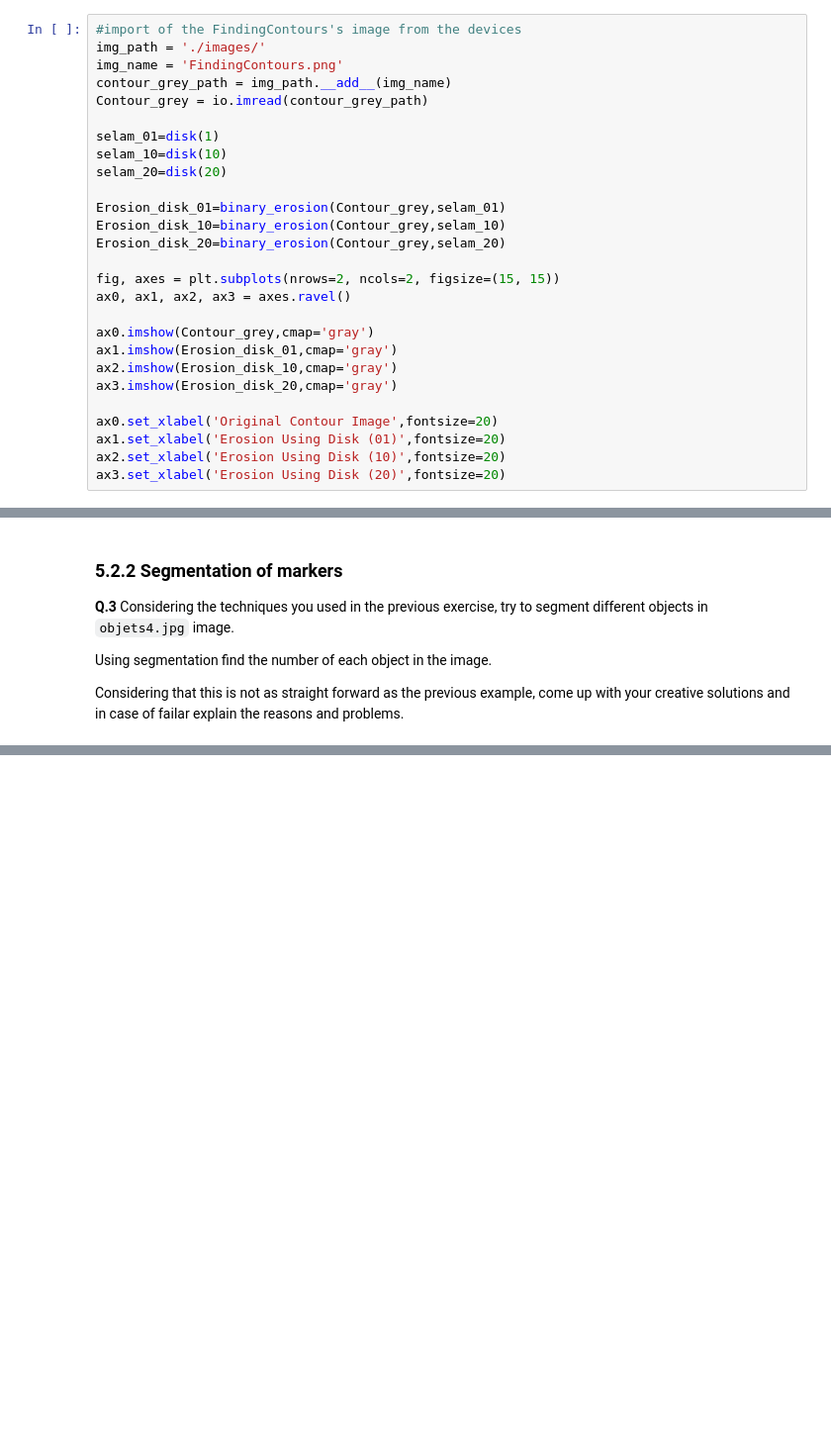
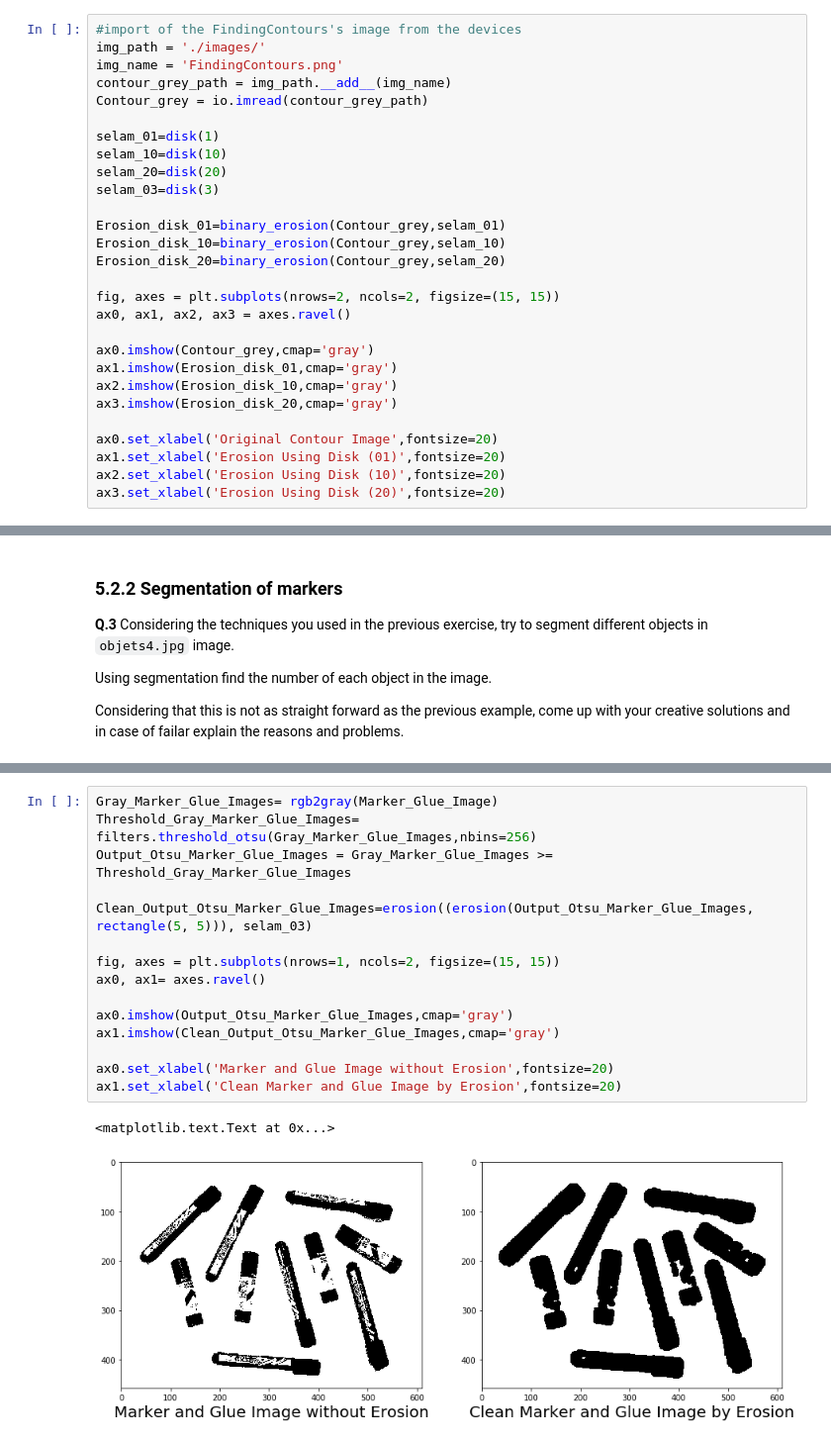
Before and after one commit to kamruleee51/B31XB-IIP-TP-1718, a Jupyter notebook: 5-morpho-segmentation/5-morpho-segmentation.ipynb, the cells around one changed output, grey strips where cells are left out. Shown at 99% size. Drawn from its saved outputs; the diff is of its cells as text; blank space fills up the shorter version.

```diff
--- a/5-morpho-segmentation/5-morpho-segmentation.ipynb
+++ b/5-morpho-segmentation/5-morpho-segmentation.ipynb
@@ -42,6 +43,7 @@ Contour_grey = io.imread(contour_grey_path)
 selam_01=disk(1)
 selam_10=disk(10)
 selam_20=disk(20)
+selam_03=disk(3)
 
 Erosion_disk_01=binary_erosion(Contour_grey,selam_01)
 Erosion_disk_10=binary_erosion(Contour_grey,selam_10)
@@ -256,0 +269,18 @@ dtype('bool')
+# %%
+Gray_Marker_Glue_Images= rgb2gray(Marker_Glue_Image)
+Threshold_Gray_Marker_Glue_Images= filters.threshold_otsu(Gray_Marker_Glue_Images,nbins=256)
+Output_Otsu_Marker_Glue_Images = Gray_Marker_Glue_Images >= Threshold_Gray_Marker_Glue_Images
+
+Clean_Output_Otsu_Marker_Glue_Images=erosion((erosion(Output_Otsu_Marker_Glue_Images, rectangle(5, 5))), selam_03)
+
+fig, axes = plt.subplots(nrows=1, ncols=2, figsize=(15, 15))
+ax0, ax1= axes.ravel()
+
+ax0.imshow(Output_Otsu_Marker_Glue_Images,cmap='gray')
+ax1.imshow(Clean_Output_Otsu_Marker_Glue_Images,cmap='gray')
+
+ax0.set_xlabel('Marker and Glue Image without Erosion',fontsize=20)
+ax1.set_xlabel('Clean Marker and Glue Image by Erosion',fontsize=20)
+# %% [output]
+<matplotlib.text.Text at 0x...>
+[figure, added]
```
Also changed, not shown: parts of 5 cells of this notebook.
